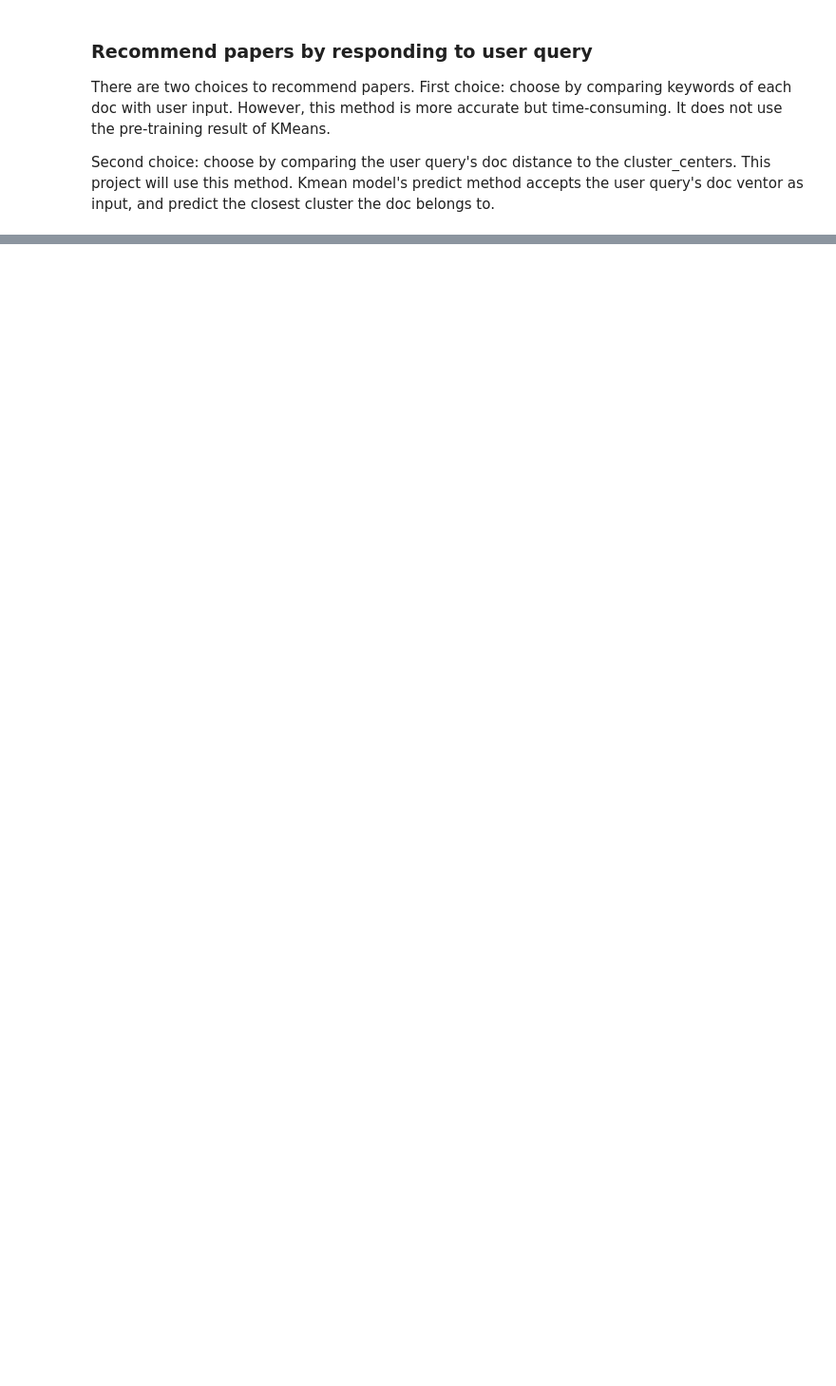
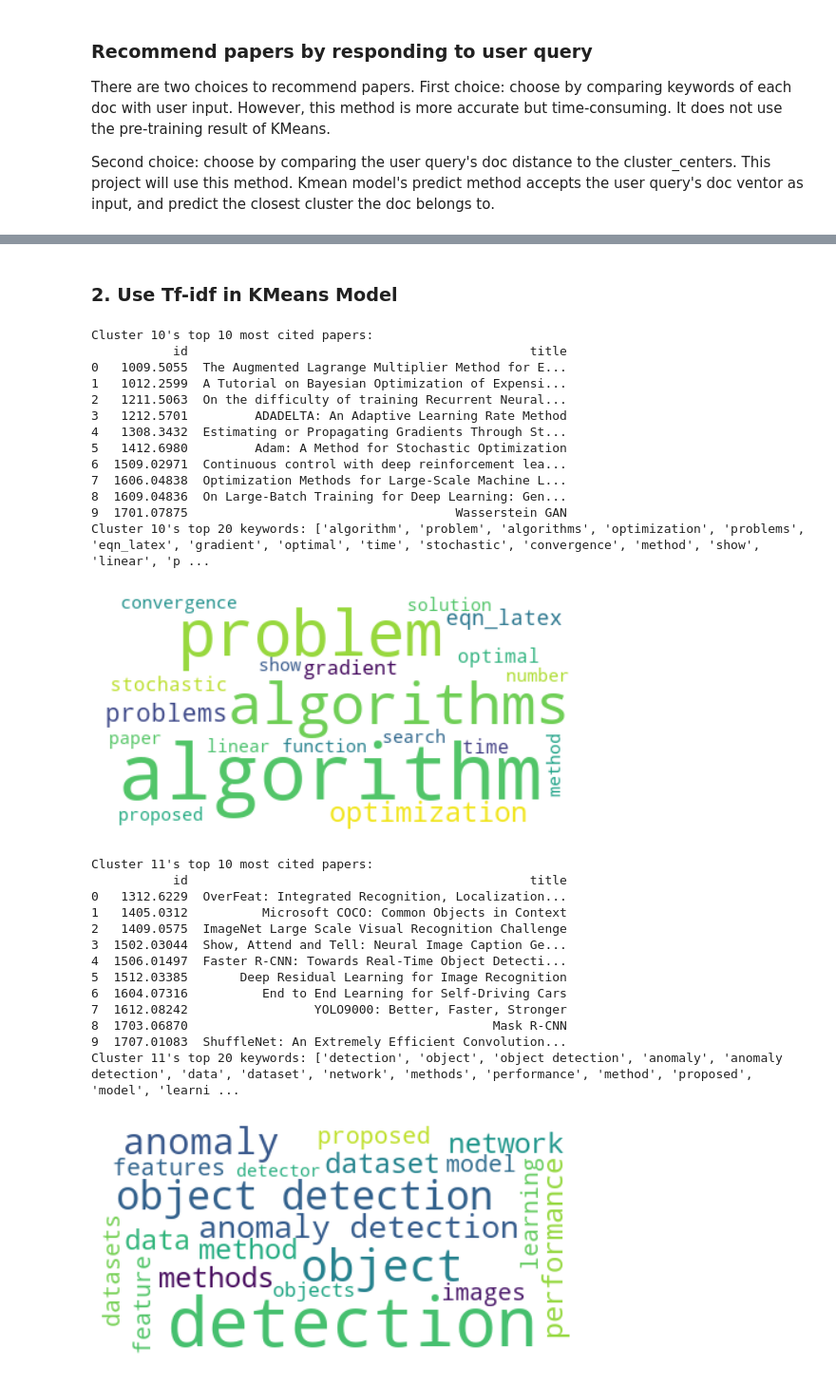
Before and after one commit to brandonywl/ArXiv-Dataset-T14, a Jupyter notebook: kmeans_classify.ipynb, the cells around one changed output, grey strips where cells are left out. Shown: that part at 95% size. Saved outputs shown, nothing was run; the diff lists cells and outputs as text; code cells hidden in the pictures; blank space fills up the shorter version.

```diff
--- a/kmeans_classify.ipynb
+++ b/kmeans_classify.ipynb
@@ -33,7 +31,6 @@ The autoreload extension is already loaded. To reload it, use:
 Load the pre-existing csv files into dataframes. Please ensure those .csv files exist in subfolder "data". If the .csv file does not exist, you need to run get_clean_text.py, line 62, `cs_papers = load_cs_papers("")` to download and process the abstract text.
 # %%
 # Prepare the dataframes
-
 df_citations = pd.read_csv("data/arxiv-metadata-ext-citation.csv",dtype={"id":object,"id_reference":object})
 print("total records of df:citations:", df_citations.shape)
 
@@ -45,6 +42,17 @@ print("total records of df_taxonomy:",df_taxonomy.shape)
 
 df_versions = pd.read_csv("data/arxiv-metadata-ext-version.csv", dtype={'id': object})
 print("total records of df_versions:",df_versions.shape)
+
+'''
+The three parameters will control
+a. whether re-train the model or just load model from existing pickle file
+b. whether using tf-idf or word2vec to vectorize words and docs
+c. whether normalize word2vec result
+Note: If using trained models, all the data is in https://drive.google.com/drive/u/1/folders/1SkgvFmTrqfRzHRMJZQcy557MsSpkdnGl, download the folder `model_data` and put it under project path.
+'''
+FAST_RUN_WITH_EXISTING_DATA = True         # choose fast running or not
+NORMALIZE_VECTOR = True                    # choose using normalized vectors or not
+USE_TFIDF = True
 # %% [output]
 total records of df:citations: (6849633, 2)
 total records of df:categories: (4173480, 2)
@@ -58,13 +66,17 @@ b. The abstract fields remove stop words of English in this function.
 
 Exploratory Data Analysis: It is optional to call the function `view_top_category_paper_amount`. It is used to choose the top categories which contains the most amount of published paper. The result is shown in the diagram. The returned value records the list of all those top categories.
 # %%
-# concatenate data_df with df_categories, df_taxonomy to involve more info about the paper
+
 if FAST_RUN_WITH_EXISTING_DATA:
     data_df = pd.read_csv("model_data/data_df.csv", dtype={"id":object})
 else:
-    # take about 16 mins.
-    data_df =  pd.read_csv("data/arxiv-cs-papers-normalized.csv", dtype={"id":object})
-    data_df = kmeans_classify.concatenate_data(data_df, df_categories, df_taxonomy, remove_stop_words = True)
+    # concatenate data_df with df_categories and df_taxonomy to involve more info about the paper
+    df_paper =  pd.read_csv("data/arxiv-cs-papers-normalized.csv", dtype={"id":object})
+    print("total records of df_paper:",df_paper.shape)
+    data_df = kmeans_classify.further_process_data(df_paper, remove_stop_words = True)
 
-top_categories = kmeans_classify.view_top_category_paper_amount(data_df, 10, 2010, 2020)
+# Show the multi-category issue
+concatenate_data = data_df.merge(df_categories, how = "left", on="id")
+concatenate_data = concatenate_data.merge(df_taxonomy, how='left', on='category_id')
+top_categories = kmeans_classify.view_top_category_paper_amount(concatenate_data, 10, 2010, 2020)
 # %% [output]
@@ -129,4 +134,7 @@ Second choice: choose by comparing the user query's doc distance to the cluster_
 # %%
 # If you want to know each cluster's keywords, top cited papers, generate word cloud for top keywords, call this method
-for i in range(2):
-    kmeans_classify.report_cluster_info(i, word_vectorizer, km_model, data_df, df_citations, vectorized_docs)
+
+if USE_TFIDF is False:
+    print("The current parameter uses Tf-idf vectorization. The code here aborted")
+    for i in range(3, 6):
+        kmeans_classify.report_cluster_info(i, word_vectorizer, km_model, data_df, df_citations, vectorized_docs)
@@ -192,0 +166,38 @@ Top 10 keywords closest to the center of Cluster 6
+# %% [markdown]
+### 2. Use Tf-idf in KMeans Model ###
+# %%
+# randomly choose some clusters to check the keywords and top cited papers in the clusters
+if USE_TFIDF:
+    for i in range(10, 15):
+        kmeans_classify.report_cluster_info_tfidf(i, tfidf_vectorizer, tfidf_km, data_df, df_citations)
+else:
+    print("The current parameter uses word2vec vectorization. The code here aborted.")
+# %% [output]
+Cluster 10's top 10 most cited papers:
+           id                                              title
+0   1009.5055  The Augmented Lagrange Multiplier Method for E...
+1   1012.2599  A Tutorial on Bayesian Optimization of Expensi...
+2   1211.5063  On the difficulty of training Recurrent Neural...
+3   1212.5701         ADADELTA: An Adaptive Learning Rate Method
+4   1308.3432  Estimating or Propagating Gradients Through St...
+5   1412.6980         Adam: A Method for Stochastic Optimization
+6  1509.02971  Continuous control with deep reinforcement lea...
+7  1606.04838  Optimization Methods for Large-Scale Machine L...
+8  1609.04836  On Large-Batch Training for Deep Learning: Gen...
+9  1701.07875                                    Wasserstein GAN
+Cluster 10's top 20 keywords: ['algorithm', 'problem', 'algorithms', 'optimization', 'problems', 'eqn_latex', 'gradient', 'optimal', 'time', 'stochastic', 'convergence', 'method', 'show', 'linear', 'p ...
+[figure, added]
+Cluster 11's top 10 most cited papers:
+           id                                              title
+0   1312.6229  OverFeat: Integrated Recognition, Localization...
+1   1405.0312          Microsoft COCO: Common Objects in Context
+2   1409.0575  ImageNet Large Scale Visual Recognition Challenge
+3  1502.03044  Show, Attend and Tell: Neural Image Caption Ge...
+4  1506.01497  Faster R-CNN: Towards Real-Time Object Detecti...
+5  1512.03385       Deep Residual Learning for Image Recognition
+6  1604.07316          End to End Learning for Self-Driving Cars
+7  1612.08242                 YOLO9000: Better, Faster, Stronger
+8  1703.06870                                         Mask R-CNN
+9  1707.01083  ShuffleNet: An Extremely Efficient Convolution...
+Cluster 11's top 20 keywords: ['detection', 'object', 'object detection', 'anomaly', 'anomaly detection', 'data', 'dataset', 'network', 'methods', 'performance', 'method', 'proposed', 'model', 'learni ...
+[figure, added]
```
Also changed, not shown: parts of 9 cells of this notebook, 1 other file.
